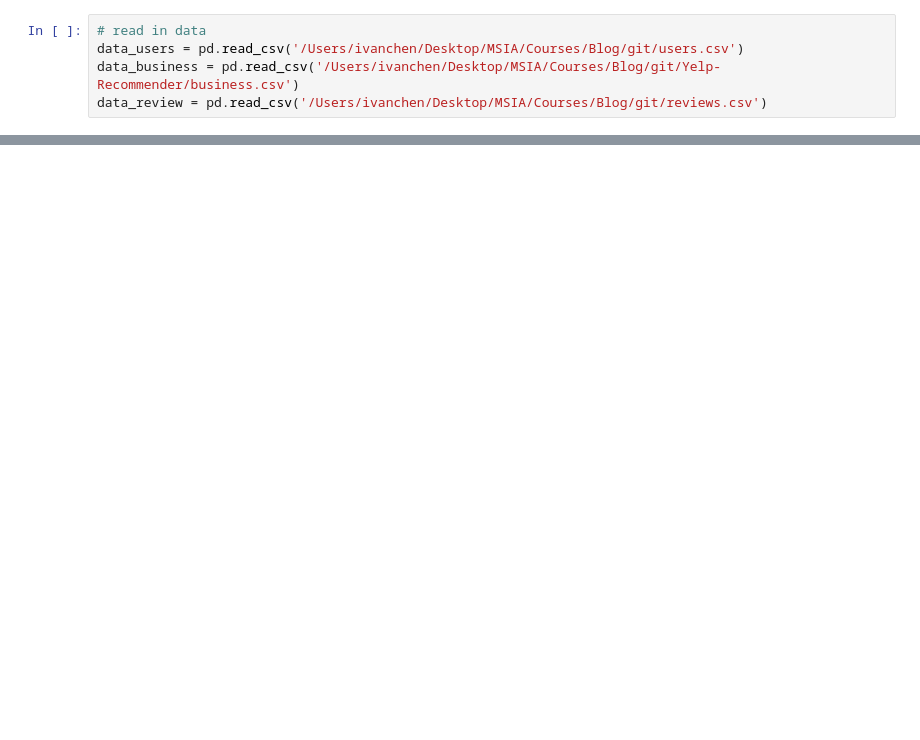
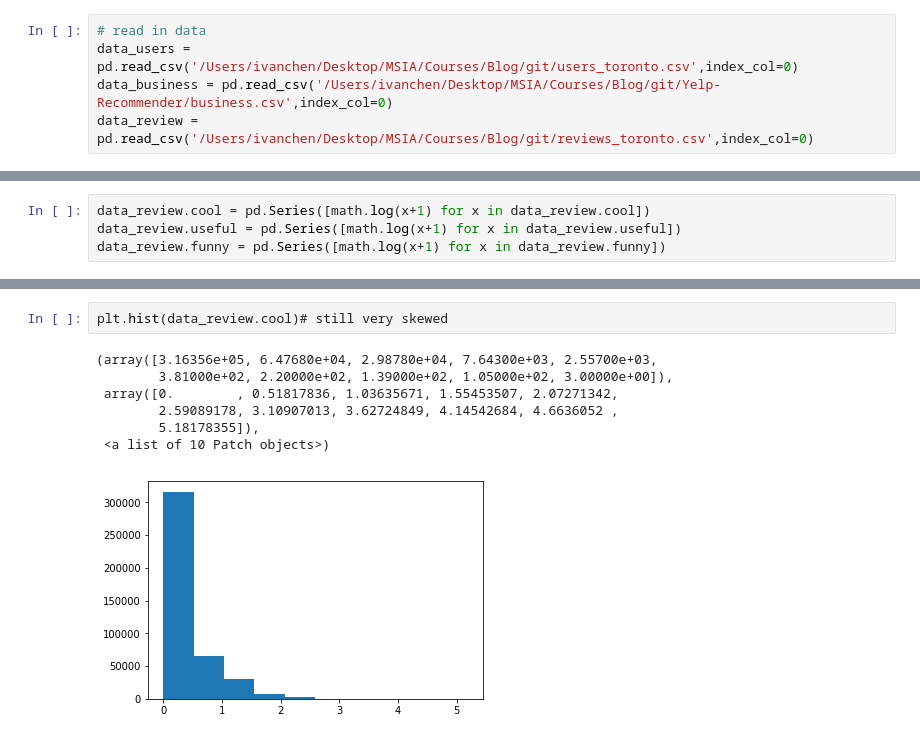
Before and after one commit to Ivanclj/Yelp-Recommender, a Jupyter notebook: Restaurant Recommender.ipynb, the cells around one changed output, grey strips where cells are left out. Drawn from its saved outputs; the diff is of its cells as text; blank space fills up the shorter version.

```diff
--- a/Restaurant Recommender.ipynb
+++ b/Restaurant Recommender.ipynb
@@ -327,5 +27,5 @@ def get_similar_tags(model, tag_id):
 # %%
 # read in data
-data_users = pd.read_csv('/Users/ivanchen/Desktop/MSIA/Courses/Blog/git/users.csv')
-data_business = pd.read_csv('/Users/ivanchen/Desktop/MSIA/Courses/Blog/git/Yelp-Recommender/business.csv')
-data_review = pd.read_csv('/Users/ivanchen/Desktop/MSIA/Courses/Blog/git/reviews.csv')
+data_users = pd.read_csv('/Users/ivanchen/Desktop/MSIA/Courses/Blog/git/users_toronto.csv',index_col=0)
+data_business = pd.read_csv('/Users/ivanchen/Desktop/MSIA/Courses/Blog/git/Yelp-Recommender/business.csv',index_col=0)
+data_review = pd.read_csv('/Users/ivanchen/Desktop/MSIA/Courses/Blog/git/reviews_toronto.csv',index_col=0)
@@ -352,0 +163,4 @@ TypeError: must be str, not list
+# %%
+data_review.cool = pd.Series([math.log(x+1) for x in data_review.cool])
+data_review.useful = pd.Series([math.log(x+1) for x in data_review.useful])
+data_review.funny = pd.Series([math.log(x+1) for x in data_review.funny])
@@ -352,0 +179,10 @@ TypeError: must be str, not list
+# %%
+plt.hist(data_review.cool)# still very skewed
+# %% [output]
+(array([3.16356e+05, 6.47680e+04, 2.98780e+04, 7.64300e+03, 2.55700e+03,
+        3.81000e+02, 2.20000e+02, 1.39000e+02, 1.05000e+02, 3.00000e+00]),
+ array([0.        , 0.51817836, 1.03635671, 1.55453507, 2.07271342,
+        2.59089178, 3.10907013, 3.62724849, 4.14542684, 4.6636052 ,
+        5.18178355]),
+ <a list of 10 Patch objects>)
+[figure, added]
```
Also changed, not shown: parts of 27 cells of this notebook, 3 other files.
